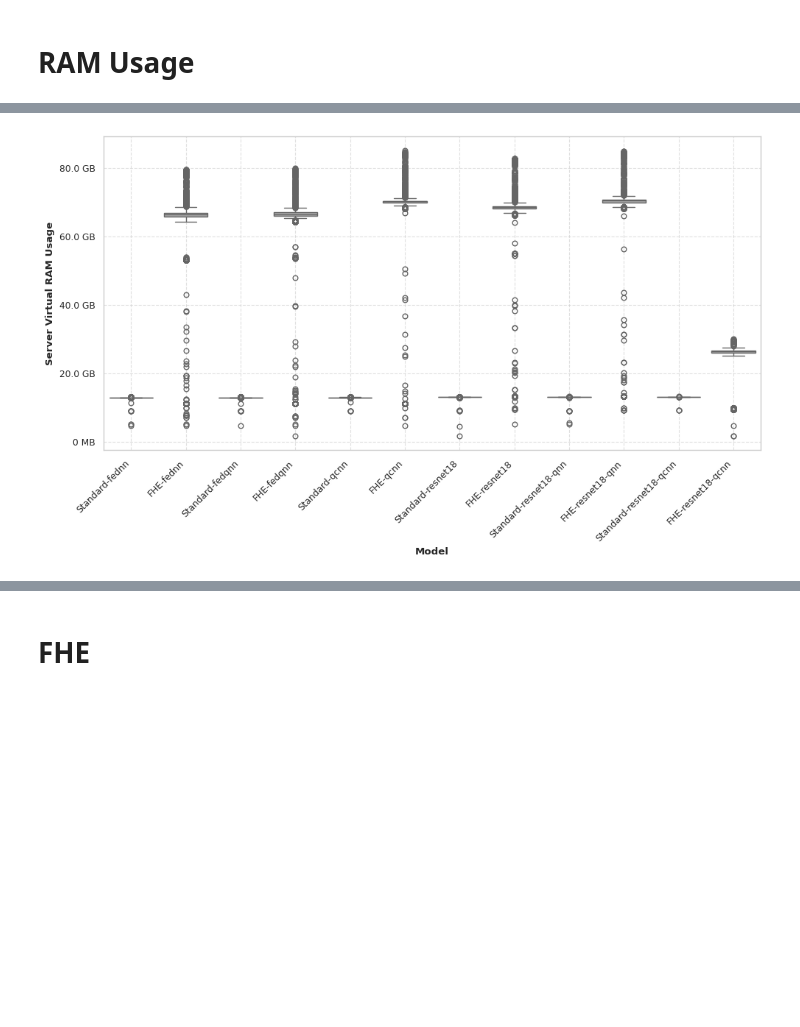
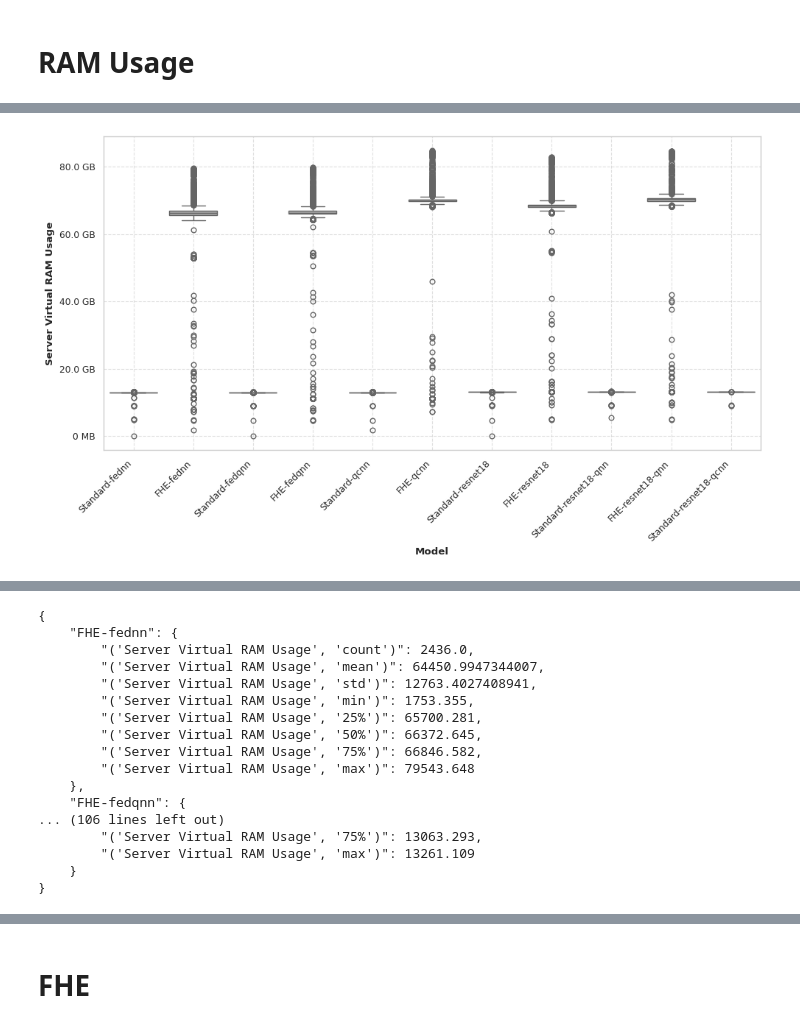
Before and after one commit to batcapricorn/encrypted-qfl, a Jupyter notebook: analysis/wandb.ipynb, the cells around one changed output, grey strips where cells are left out. Drawn from its saved outputs; the diff is of its cells as text; code cells hidden in the pictures; blank space fills up the shorter version.

```diff
--- a/analysis/wandb.ipynb
+++ b/analysis/wandb.ipynb
@@ -344,7 +349,7 @@ KEY_ORDER = [
     "Standard-resnet18-qnn",
     "FHE-resnet18-qnn",
     "Standard-resnet18-qcnn",
-    "FHE-resnet18-qcnn"
+    "FHE-resnet18-qcnn",
 ]
 # %% [markdown]
 ## Training and Round Times
@@ -417,7 +430,10 @@ def format_time(seconds, _):
         minutes = (seconds % 3600) // 60
         return f"{int(hours)}h {int(minutes)}m"
 
-def display_boxplot(metrics_df: pd.DataFrame, metric_label: str, formatter: FuncFormatter = None):
+
+def display_boxplot(
+    metrics_df: pd.DataFrame, metric_label: str, formatter: FuncFormatter = None
+):
     sns.set_theme(style="whitegrid", context="paper")
 
     fig, ax = plt.subplots(figsize=(10, 6))
@@ -428,17 +444,24 @@ def display_boxplot(metrics_df: pd.DataFrame, metric_label: str, formatter: Func
     plt.ylabel(metric_label, fontweight="bold")
     plt.grid(True, linestyle="--", alpha=0.6)
 
-
     if formatter:
         ax.yaxis.set_major_formatter(FuncFormatter(formatter))
     # Display the plot
     plt.tight_layout()
     plt.show()
 
+
 metric_label = "Training Times"
 df = get_dataframe_from_metrics_data(training_times, metric_label)
 display_boxplot(df[df["Model"] != "FHE-resnet18-qcnn"], metric_label, format_time)
-stats = (df.groupby("Model").describe() / 60).reset_index().sort_values((metric_label,  'mean'))
-stats
+stats = (
+    (df.groupby("Model").describe() / 60)
+    .reset_index()
+    .sort_values((metric_label, "mean"))
+)
+
+stats = stats.to_json(orient="index")
+parsed = loads(stats)
+print(dumps(parsed, indent=4))
 # %% [output]
 [figure]
@@ -623,9 +695,15 @@ df.groupby("Model").describe()
 # %%
-server_vir_ram_usage = get_metric_by_model_type(runs, groups, "system_metric", "server_virtual_memory_mb")
+server_vir_ram_usage = get_metric_by_model_type(
+    runs, groups, "system_metric", "server_virtual_memory_mb"
+)
 metric_label = "Server Virtual RAM Usage"
 df = get_dataframe_from_metrics_data(server_vir_ram_usage, metric_label)
 
-display_boxplot(df, metric_label, format_usage)
-df.groupby("Model").describe()
+display_boxplot(df[df["Model"] != "FHE-resnet18-qcnn"], metric_label, format_usage)
+
+stats = df.groupby("Model").describe()
+stats = stats.to_json(orient="index")
+parsed = loads(stats)
+print(dumps(parsed, indent=4))
 # %% [output]
-[figure, old version]
+[figure, new version]
@@ -647 +710,18 @@ df.groupby("Model").describe()
+{
+    "FHE-fednn": {
+        "('Server Virtual RAM Usage', 'count')": 2436.0,
+        "('Server Virtual RAM Usage', 'mean')": 64450.9947344007,
+        "('Server Virtual RAM Usage', 'std')": 12763.4027408941,
+        "('Server Virtual RAM Usage', 'min')": 1753.355,
+        "('Server Virtual RAM Usage', '25%')": 65700.281,
+        "('Server Virtual RAM Usage', '50%')": 66372.645,
+        "('Server Virtual RAM Usage', '75%')": 66846.582,
+        "('Server Virtual RAM Usage', 'max')": 79543.648
+    },
+    "FHE-fedqnn": {
+... (106 lines left out)
+        "('Server Virtual RAM Usage', '75%')": 13063.293,
+        "('Server Virtual RAM Usage', 'max')": 13261.109
+    }
+}
 # %%
```
Also changed, not shown: parts of 28 cells of this notebook.
